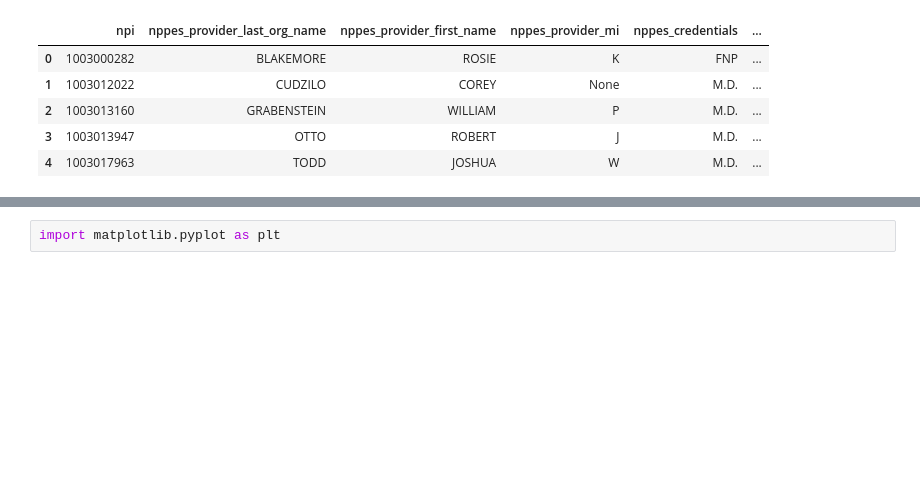
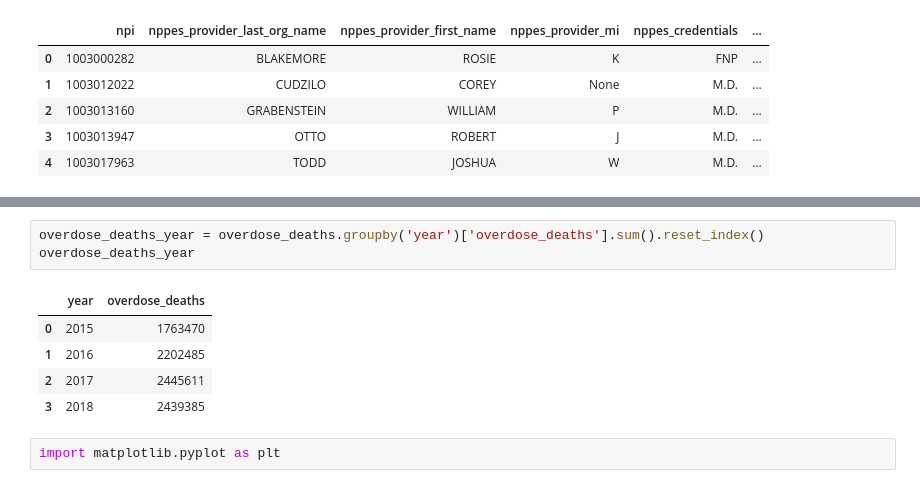
Before and after one commit to NSS-Data-Analytics-Cohort-16/da16-prescribers-python-DSVaughan266, a Jupyter notebook: notebooks/prescribers_connection_question3.ipynb, the cells around one changed output, grey strips where cells are left out. Drawn from its saved outputs; the diff is of its cells as text; blank space fills up the shorter version.

```diff
--- a/notebooks/prescribers_connection_question3.ipynb
+++ b/notebooks/prescribers_connection_question3.ipynb
@@ -101,3 +115,12 @@ opioid_deaths
+# %%
+overdose_deaths_year = overdose_deaths.groupby('year')['overdose_deaths'].sum().reset_index()
+overdose_deaths_year
+# %% [output]
+|  | year | overdose_deaths |
+| 0 | 2015 | 1763470 |
+| 1 | 2016 | 2202485 |
+| 2 | 2017 | 2445611 |
+| 3 | 2018 | 2439385 |
 # %%
 import matplotlib.pyplot as plt
 # %%
```
Also changed, not shown: parts of 3 cells of this notebook, 4 other files.
